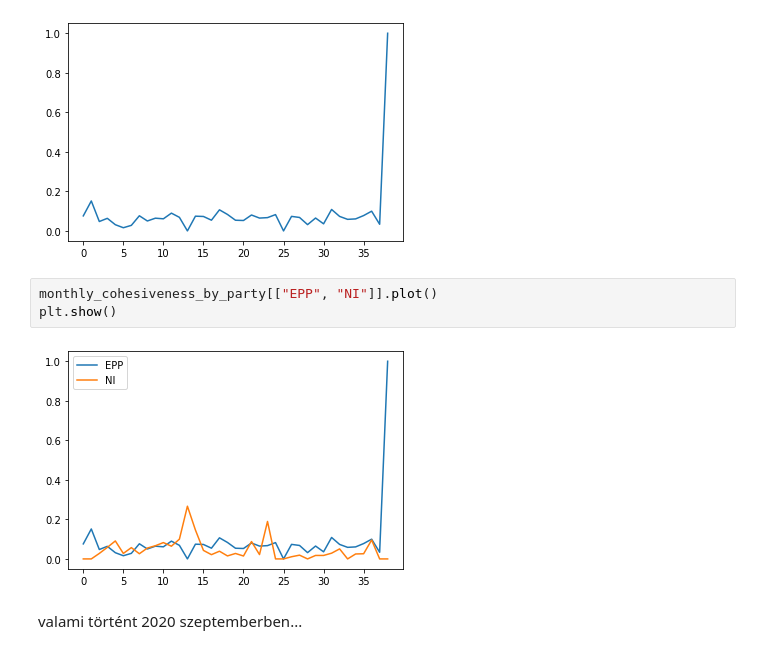
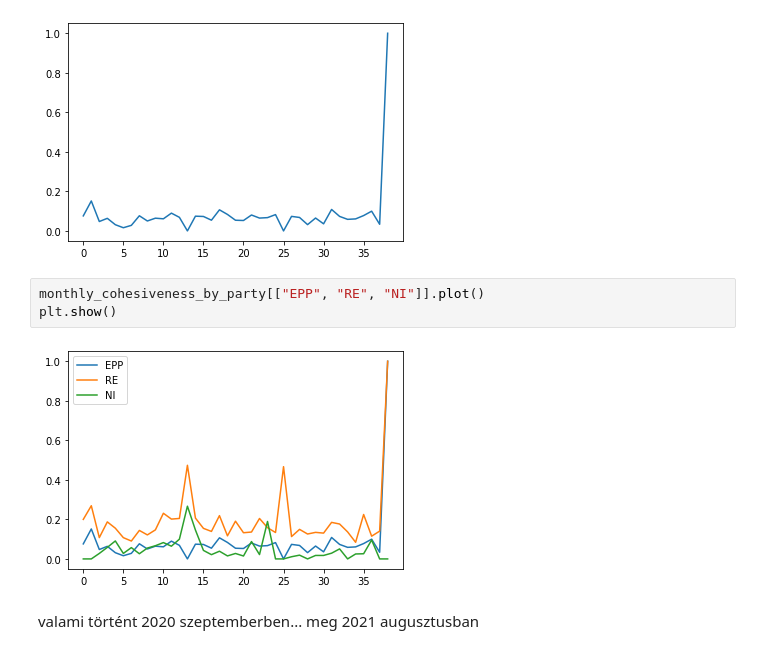
Before and after one commit to maritsm/temalabor-2023, a Jupyter notebook: cohesiveness.ipynb, the cells around one changed output. Cells and saved outputs as stored; diff of their text form.

Commit message:
plots

```diff
--- a/cohesiveness.ipynb
+++ b/cohesiveness.ipynb
@@ -93,9 +93,10 @@ plt.show()
 # %% [output]
 [figure]
 # %%
-monthly_cohesiveness_by_party[["EPP", "NI"]].plot()
+monthly_cohesiveness_by_party[["EPP", "RE", "NI"]].plot()
 plt.show()
 # %% [output]
-[figure, old version]
+[figure, new version]
 # %% [markdown]
 valami történt 2020 szeptemberben...
+meg 2021 augusztusban
```
